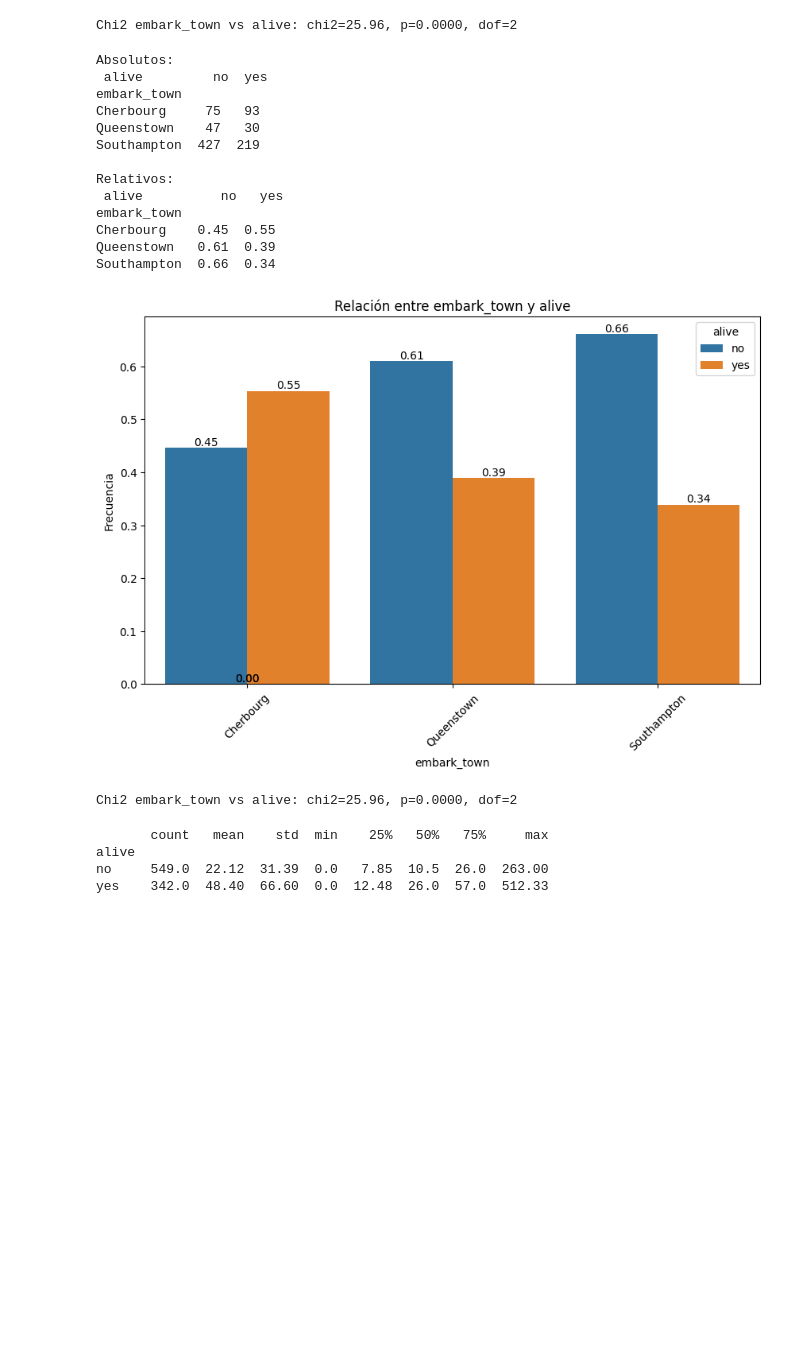
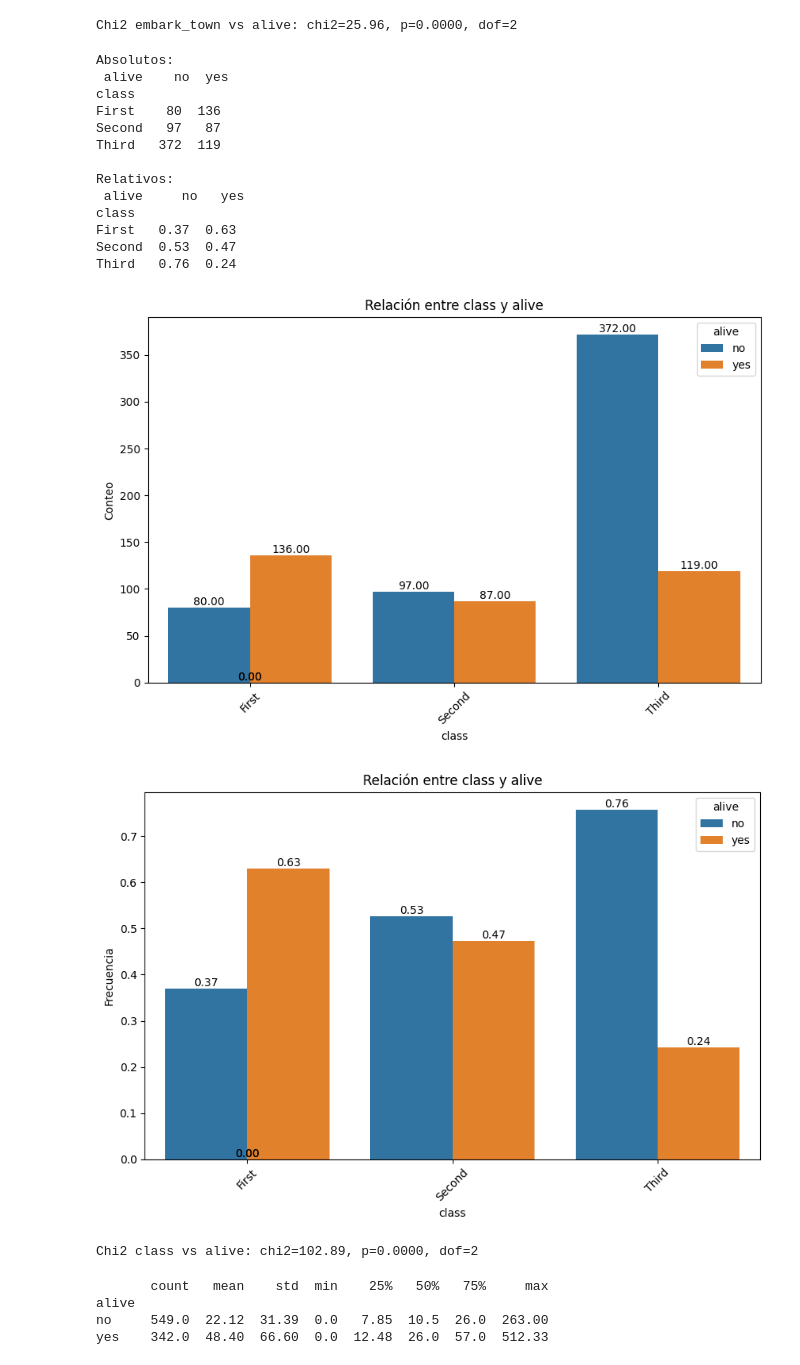
Before and after one commit to MCCFern/DS-Online-MiguelCoxon, a Jupyter notebook: 03_Data_Analysis/Sprint_07/Unidad_02_Estadistica_Descriptiva_Multivariante/03_Practica_Obligatoria/18_Practica_Obligatoria_Multivariante.ipynb, the cells around one changed output. Cells and saved outputs as stored; diff of their text form; code cells hidden in the pictures; blank space fills up the shorter version.

```diff
--- a/03_Data_Analysis/Sprint_07/Unidad_02_Estadistica_Descriptiva_Multivariante/03_Practica_Obligatoria/18_Practica_Obligatoria_Multivariante.ipynb
+++ b/03_Data_Analysis/Sprint_07/Unidad_02_Estadistica_Descriptiva_Multivariante/03_Practica_Obligatoria/18_Practica_Obligatoria_Multivariante.ipynb
@@ -206,33 +206,37 @@ Southampton  0.66  0.34
 Chi2 embark_town vs alive: chi2=25.96, p=0.0000, dof=2
 # %%
 #1.6.3
-abs_ciudad = df.groupby("embark_town")["alive"].value_counts().unstack()
-rel_ciudad = df.groupby("embark_town")["alive"].value_counts(normalize=True).unstack()
+# Absolutos y relativos por clase
+abs_clase = df.groupby("class")["alive"].value_counts().unstack()
+rel_clase = df.groupby("class")["alive"].value_counts(normalize=True).unstack()
 
-print("Absolutos:\n", abs_ciudad)
-print("\nRelativos:\n", rel_ciudad.round(2))
+print("Absolutos:\n", abs_clase)
+print("\nRelativos:\n", rel_clase.round(2))
 
-bvt.plot_categorical_relationship_fin(df, "embark_town", "alive", relative_freq=True, show_values=True)
+bvt.plot_categorical_relationship_fin(df, "class", "alive", relative_freq=False, show_values=True)
+bvt.plot_categorical_relationship_fin(df, "class", "alive", relative_freq=True, show_values=True)
 
-ct_town = pd.crosstab(df["embark_town"], df["alive"])
-chi2, p, dof, _ = stats.chi2_contingency(ct_town)
-print(f"\nChi2 embark_town vs alive: chi2={chi2:.2f}, p={p:.4f}, dof={dof}")
+# Test Chi-cuadrado: class vs alive
+ct_class = pd.crosstab(df["class"], df["alive"])
+chi2, p, dof, _ = stats.chi2_contingency(ct_class)
+print(f"\nChi2 class vs alive: chi2={chi2:.2f}, p={p:.4f}, dof={dof}")
 # %% [output]
 Absolutos:
- alive         no  yes
-embark_town
-Cherbourg     75   93
-Queenstown    47   30
-Southampton  427  219
+ alive    no  yes
+class
+First    80  136
+Second   97   87
+Third   372  119
 
 Relativos:
- alive          no   yes
-embark_town
-Cherbourg    0.45  0.55
-Queenstown   0.61  0.39
-Southampton  0.66  0.34
+ alive     no   yes
+class
+First   0.37  0.63
+Second  0.53  0.47
+Third   0.76  0.24
-[figure, old version]
+[figure, new version]
+[figure, added]
-Chi2 embark_town vs alive: chi2=25.96, p=0.0000, dof=2
+Chi2 class vs alive: chi2=102.89, p=0.0000, dof=2
 # %%
 #1.6.4
 print(df.groupby("alive")["fare"].describe().round(2))
```
